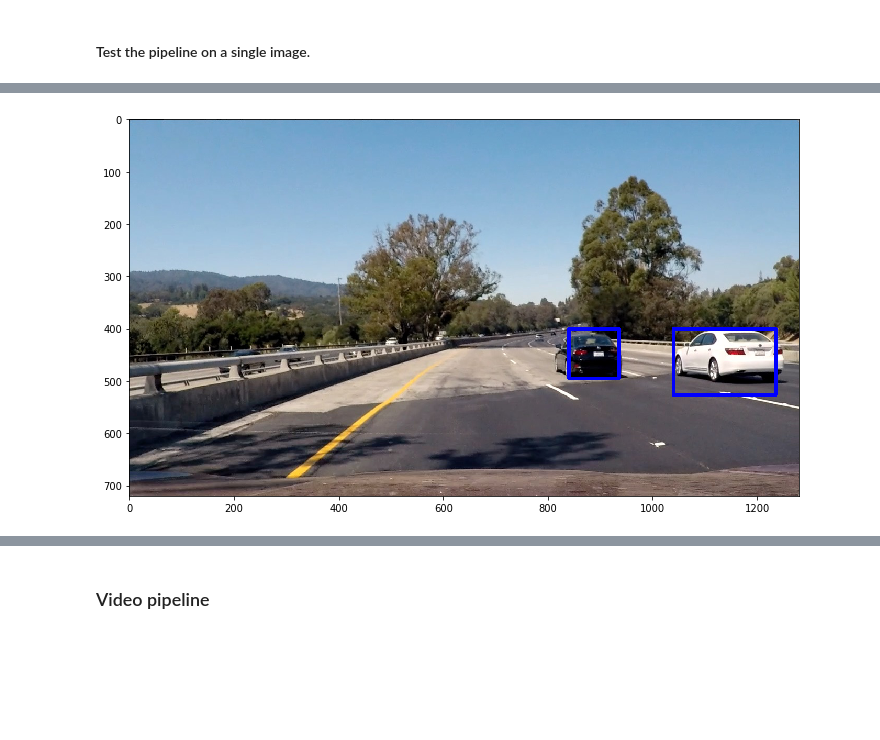
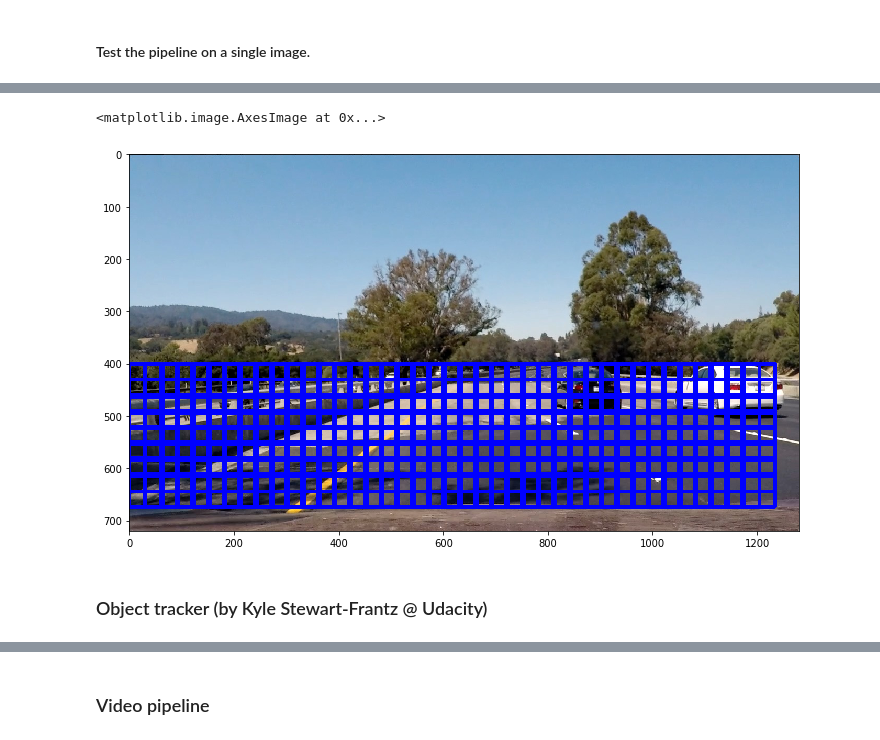
Before and after one commit to trimcao/sdcnd-p5-vehicle-detection, a Jupyter notebook: project5.ipynb, the cells around one changed output, grey strips where cells are left out. Saved outputs shown, nothing was run; the diff lists cells and outputs as text; code cells hidden in the pictures; blank space fills up the shorter version.

Commit message:
test Object tracker by Kyle@Udacity

```diff
--- a/project5.ipynb
+++ b/project5.ipynb
@@ -199,9 +186,9 @@ hog_feat = True # HOG features on or off
 
 # min y and max y to search
 ystart = 400
-ystop = 656
+ystop = 720
 # scales of the window, 1x scale has size 64x64
-scales = [1., 1.5, 2., 2.5, 3.]
+scales = [1., 1.5, 2.]
 
 # y_start_stop = [400,700] # Min and max in y to search in slide_window()
 # %% [markdown]
@@ -333,8 +320,8 @@ def draw_labeled_bboxes(img, labels):
         # Define a bounding box based on min/max x and y
         bbox = ((np.min(nonzerox), np.min(nonzeroy)), (np.max(nonzerox), np.max(nonzeroy)))
         # Draw the box on the image
-        # cv2.rectangle(img, bbox[0], bbox[1], (0,0,255), 6)
-        cv2.rectangle(img, bbox[0], bbox[1], (0,0,1), 6)
+        cv2.rectangle(img, bbox[0], bbox[1], (0,0,255), 6)
+        # cv2.rectangle(img, bbox[0], bbox[1], (0,0,1), 6)
     # Return the image
     return img
 # %% [markdown]
@@ -453,2 +441,31 @@ def find_cars(img, ystart=400, ystop=650, scales=scales, svc=svc, X_scaler=X_sca
+# %%
+def draw_cars(img, box_list, threshold=1, heatmap_show=False):
+    """
+    Find the labels from raw car detections, then
+    draw a box around each car.
+    """
+    # threshold using heatmap
+    labels, heatmap = heatmap_labels(img, box_list, threshold=threshold)
+    # draw the labels on the original image
+    draw_img = draw_labeled_bboxes(np.copy(img), labels)
+    # draw_img = draw_boxes(np.copy(img), box_list)
+    #print(draw_img)
+    #draw_img = draw_img*255
+    if heatmap_show:
+        return draw_img, heatmap
+    return draw_img
+# %%
+def pipeline(img, show_search_windows=False):
+    """
+    Pipeline for video processing.
+    """
+    box_list = find_cars(img, ystart, ystop, scales, svc, X_scaler,
+                             orient, pix_per_cell, cell_per_block,
+                             spatial_size, hist_bins, show_search_windows)
+    if show_search_windows:
+        out_img = draw_boxes(img, box_list)
+    else:
+        out_img, heatmap = draw_cars(img, box_list, threshold=1, heatmap_show=True)
+    return out_img
 # %% [markdown]
 #### Test the pipeline on a single image.
@@ -455,9 +474,6 @@ def find_cars(img, ystart=400, ystop=650, scales=scales, svc=svc, X_scaler=X_sca
 # %%
 # test find_cars() and detect_cars() function
 img = mpimg.imread('./test_images/test4.jpg')
-out_img, heatmap = find_cars(img, ystart, ystop, scales, svc, X_scaler,
-                             orient, pix_per_cell, cell_per_block,
-                             spatial_size, hist_bins, heat_threshold=1, heatmap_show=True)
-plt.imshow(out_img*255.)
-# plt.imshow(heatmap)
+out_img = pipeline(img, show_search_windows=True)
+plt.imshow(out_img)
 # %% [output]
@@ -465 +482,4 @@ plt.imshow(out_img*255.)
+<matplotlib.image.AxesImage at 0x...>
-[figure, old version]
+[figure, new version]
+# %% [markdown]
+### Object tracker (by Kyle Stewart-Frantz @ Udacity)
```
Also changed, not shown: parts of 11 cells of this notebook.
